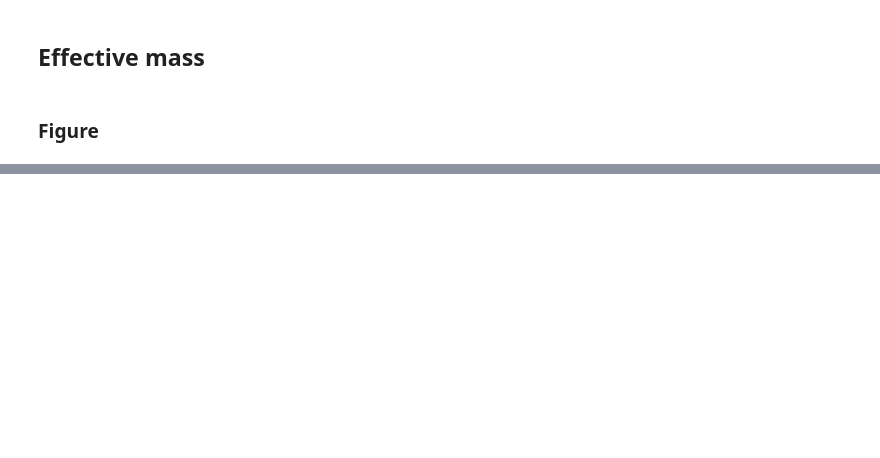
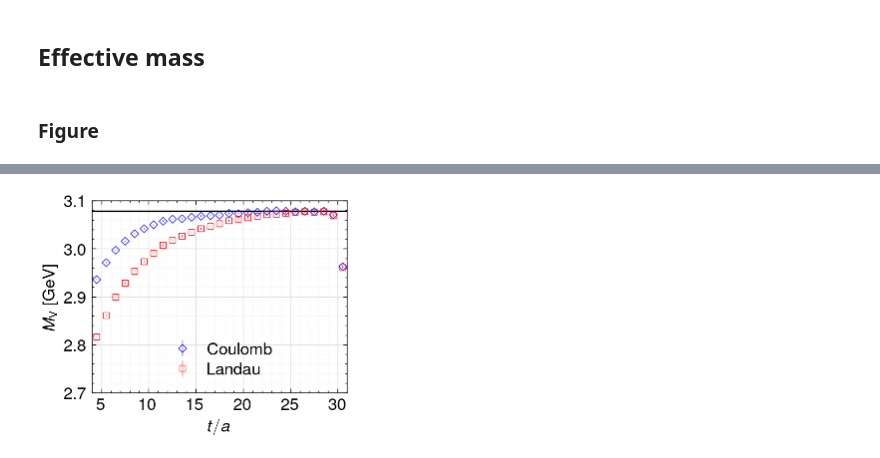
Before and after one commit to tinikov/lqcd, a Jupyter notebook: ccbar:analysis/2pt-analysis.ipynb, the cells around one changed output, grey strips where cells are left out. Drawn from its saved outputs; the diff is of its cells as text; code cells hidden in the pictures; blank space fills up the shorter version.

```diff
--- a/ccbar:analysis/2pt-analysis.ipynb
+++ b/ccbar:analysis/2pt-analysis.ipynb
@@ -35,2 +45,22 @@ import scienceplots
+# %%
+errbar_plot_style1 = {
+    "fmt": "D",
+    "color": "xkcd:primary blue",
+    "markersize": 4,
+    "markeredgewidth": 0.5,
+    "linewidth": 0.5,
+    "fillstyle": "none",
+}
+
+errbar_plot_style2 = {
+    "fmt": "s",
+    "color": "xkcd:bright red",
+    "markersize": 4,
+    "markeredgewidth": 0.5,
+    "linewidth": 0.5,
+    "fillstyle": "none",
+}
+
+legend_style = {"loc": 8, "handletextpad": 0.5, "labelspacing": 0.3, "fontsize": 12}
 # %% [markdown]
 ### Figure
@@ -155,0 +133,50 @@ for i in range(2):
+# %%
+plt.style.use(["science", "nature"])
+fig, ax = plt.subplots()
+
+index = np.arange(0, tsize, 1)
+ax.errorbar(
+    index + 0.5,
+    emass_c[1][:, 1] * cutoff,
+    emass_c[1][:, 2] * cutoff,
+    label="Coulomb",
+    **errbar_plot_style1,
+)
+ax.errorbar(
+    index + 0.5,
+    emass_l[1][:, 1] * cutoff,
+    emass_l[1][:, 2] * cutoff,
+    label="Landau",
+    **errbar_plot_style2,
+)
+x_fit = np.arange(0, 32, 0.01)
+y_fit = np.full(x_fit.shape, 3.0777)
+ax.plot(
+    x_fit,
+    y_fit,
+    linewidth=1,
+    color="black",
+    # label="fit",
+)
+
+# Set grid (reserved)
+ax.grid(which="major", color="#DDDDDD", linewidth=0.5)
+ax.grid(which="minor", color="#EEEEEE", linestyle=":", linewidth=0.5)
+
+ax.legend(**legend_style)
+
+ax.set_xlabel(r"$t/a$", fontsize=12)
+ax.xaxis.set_major_locator(ticker.MultipleLocator(5))
+ax.set_xlim(4, 31)
+
+ax.yaxis.set_major_locator(ticker.MultipleLocator(0.1))
+ax.set_ylabel(r"$M_{\rm V}\ [{\rm GeV}]$", fontsize=12)
+ax.set_ylim(2.7, 3.1)
+
+ax.tick_params(labelsize=12)
+
+fig.savefig(f"{path}/gauge_v_wfit(article).eps", format="eps", dpi=600)
+plt.show()
+plt.close()
+# %% [output]
+[figure, added]
```
Also changed, not shown: parts of 7 cells of this notebook, 2 other files.
